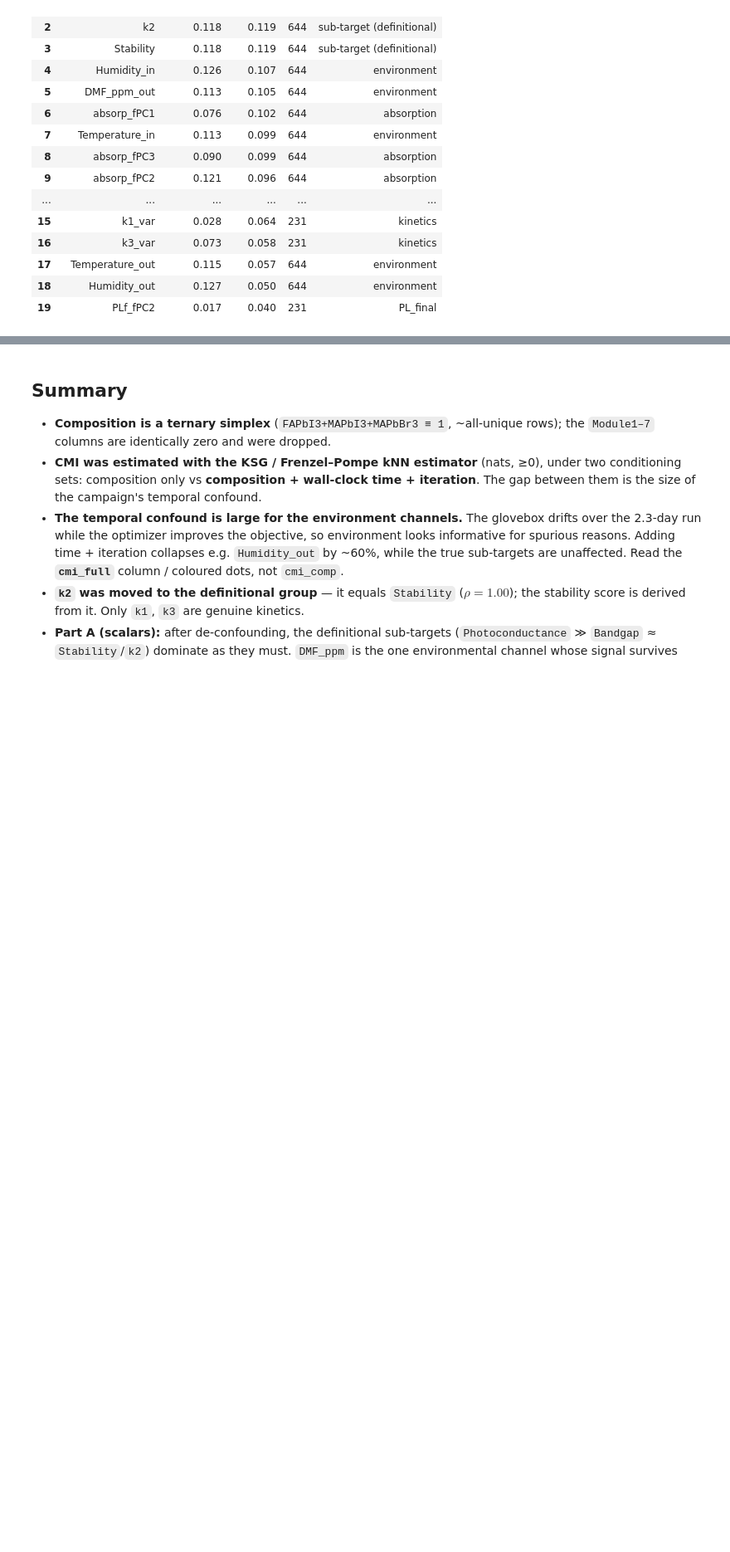
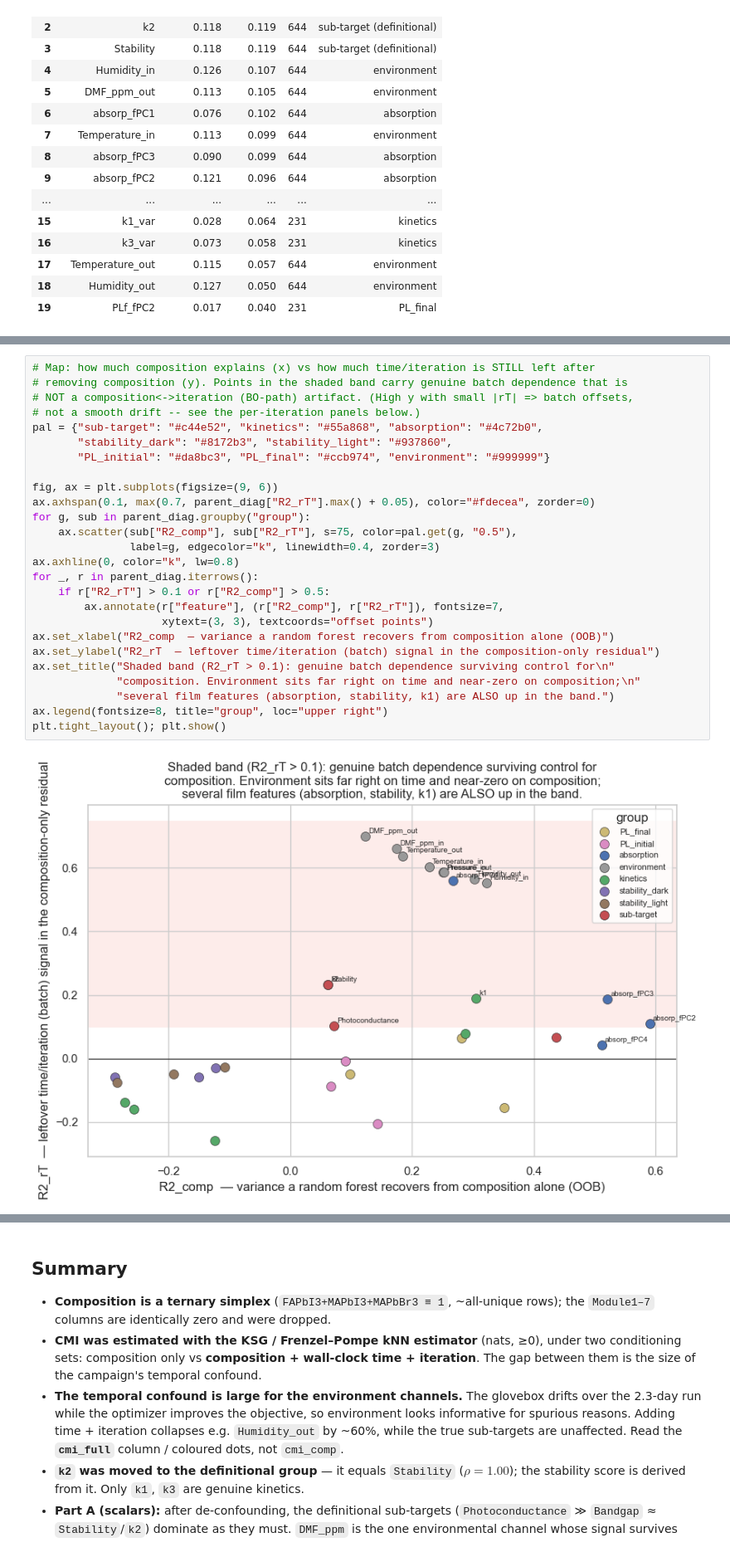
Before and after one commit to PV-Lab/ZoMBI-Hop, a Jupyter notebook: llm/data_exploration.ipynb, the cells around one changed output, grey strips where cells are left out. Shown at 83% size. Cells and saved outputs as stored; diff of their text form; blank space fills up the shorter version.

```diff
--- a/llm/data_exploration.ipynb
+++ b/llm/data_exploration.ipynb
@@ -521,0 +657,28 @@ master.round(3).head(20)
+# %%
+# Map: how much composition explains (x) vs how much time/iteration is STILL left after
+# removing composition (y). Points in the shaded band carry genuine batch dependence that is
+# NOT a composition<->iteration (BO-path) artifact. (High y with small |rT| => batch offsets,
+# not a smooth drift -- see the per-iteration panels below.)
+pal = {"sub-target": "#c44e52", "kinetics": "#55a868", "absorption": "#4c72b0",
+       "stability_dark": "#8172b3", "stability_light": "#937860",
+       "PL_initial": "#da8bc3", "PL_final": "#ccb974", "environment": "#999999"}
+
+fig, ax = plt.subplots(figsize=(9, 6))
+ax.axhspan(0.1, max(0.7, parent_diag["R2_rT"].max() + 0.05), color="#fdecea", zorder=0)
+for g, sub in parent_diag.groupby("group"):
+    ax.scatter(sub["R2_comp"], sub["R2_rT"], s=75, color=pal.get(g, "0.5"),
+               label=g, edgecolor="k", linewidth=0.4, zorder=3)
+ax.axhline(0, color="k", lw=0.8)
+for _, r in parent_diag.iterrows():
+    if r["R2_rT"] > 0.1 or r["R2_comp"] > 0.5:
+        ax.annotate(r["feature"], (r["R2_comp"], r["R2_rT"]), fontsize=7,
+                    xytext=(3, 3), textcoords="offset points")
+ax.set_xlabel("R2_comp  — variance a random forest recovers from composition alone (OOB)")
+ax.set_ylabel("R2_rT  — leftover time/iteration (batch) signal in the composition-only residual")
+ax.set_title("Shaded band (R2_rT > 0.1): genuine batch dependence surviving control for\n"
+             "composition. Environment sits far right on time and near-zero on composition;\n"
+             "several film features (absorption, stability, k1) are ALSO up in the band.")
+ax.legend(fontsize=8, title="group", loc="upper right")
+plt.tight_layout(); plt.show()
+# %% [output]
+[figure, added]
```
Also changed, not shown: parts of 6 cells of this notebook, 2 other files.
